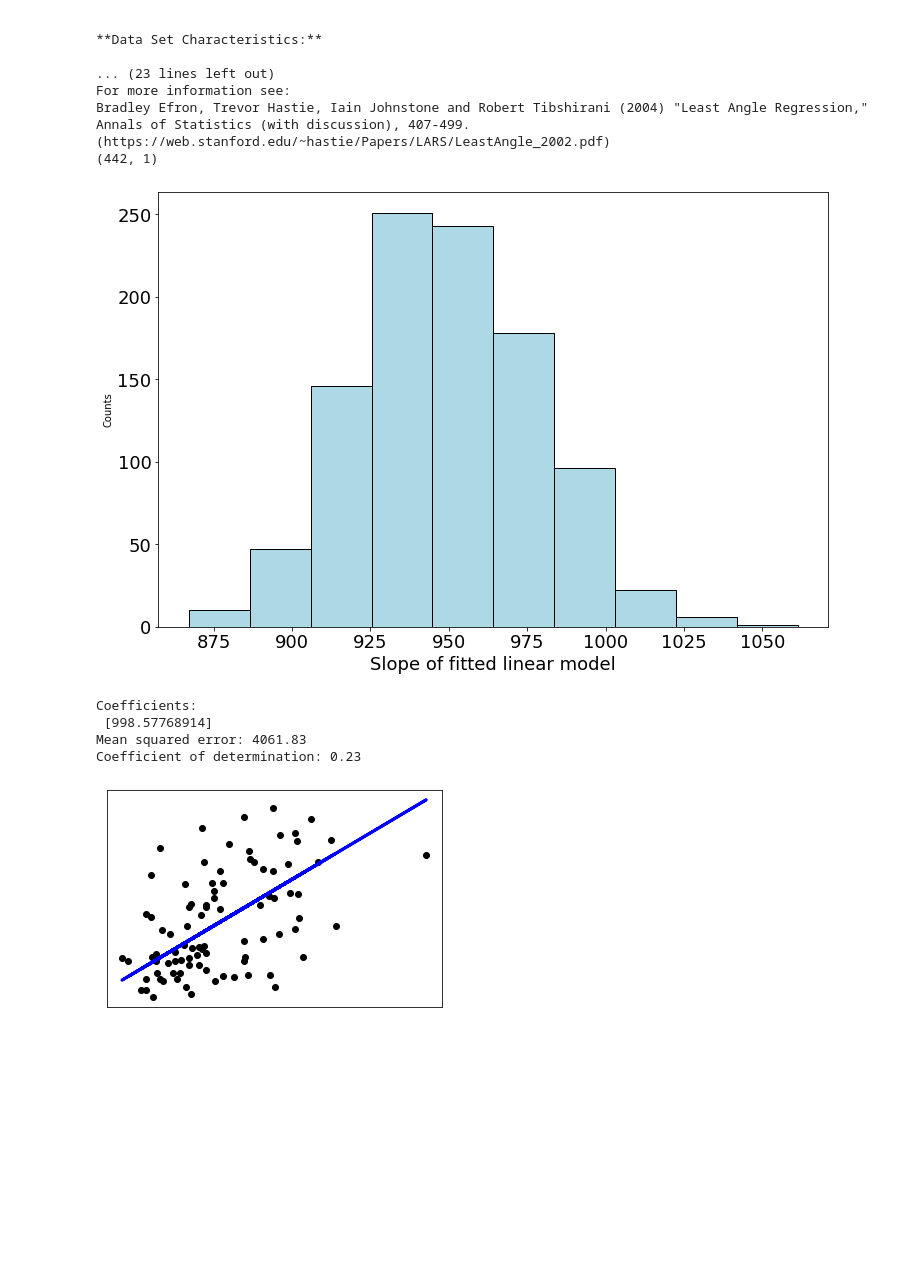
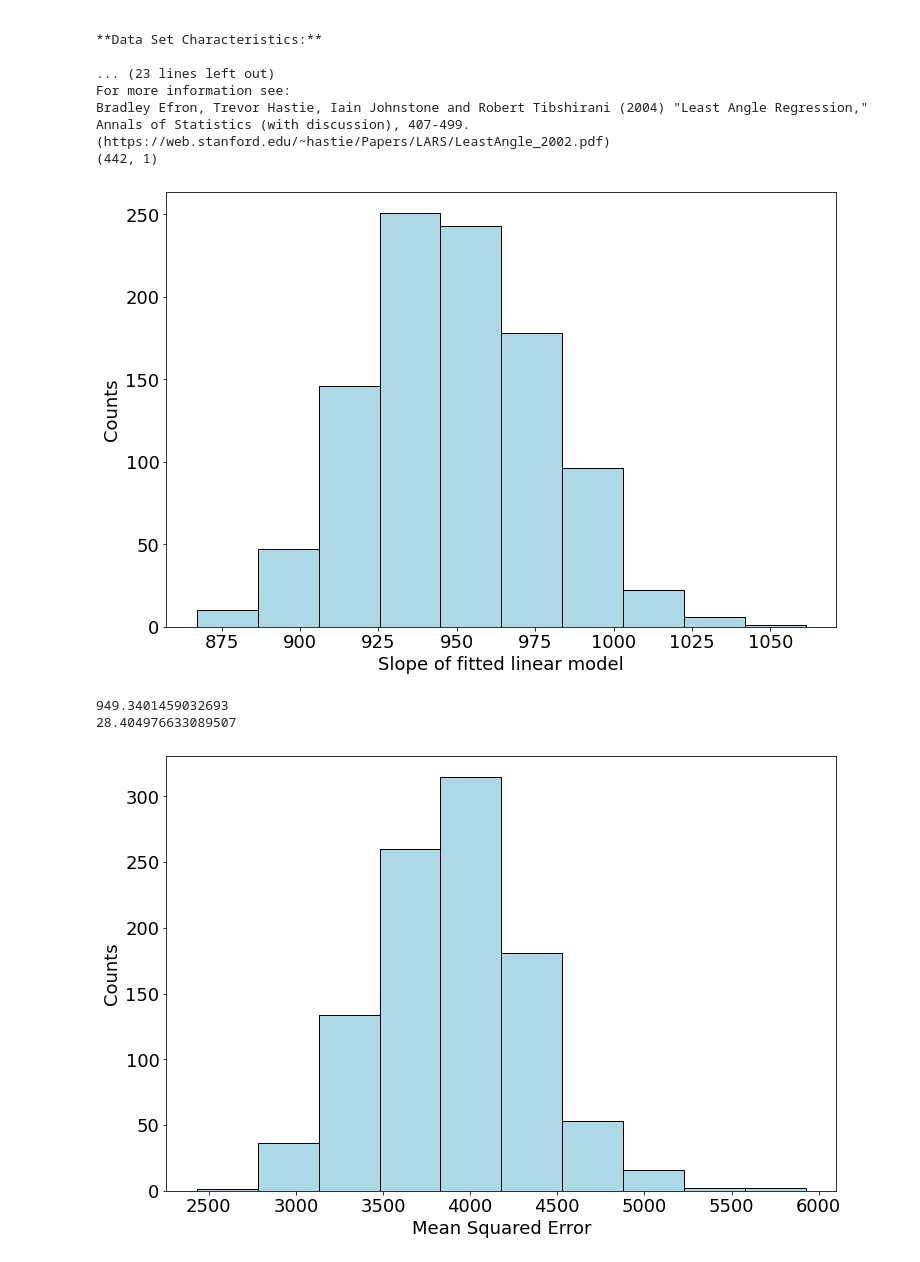
Before and after one commit to toelt-llc/MSCA-ITN-PARENT, a Jupyter notebook: DETERMINED2022/Introduction to model validation and unbalanced datasets/Metrics_Distributions_due_to_Datasetsplit.ipynb, the cells around one changed output. Drawn from its saved outputs; the diff is of its cells as text; code cells hidden in the pictures; blank space fills up the shorter version.

```diff
--- a/DETERMINED2022/Introduction to model validation and unbalanced datasets/Metrics_Distributions_due_to_Datasetsplit.ipynb
+++ b/DETERMINED2022/Introduction to model validation and unbalanced datasets/Metrics_Distributions_due_to_Datasetsplit.ipynb
@@ -35,6 +41,7 @@ Bradley Efron, Trevor Hastie, Iain Johnstone and Robert Tibshirani (2004) "Least
 (442, 1)
 # %%
 coefficients = []
+mse = []
 
 for i in range(1000):
 
@@ -50,36 +57,32 @@ for i in range(1000):
     diabetes_y_pred = regr.predict(diabetes_X_test)
 
     coefficients.append(float(regr.coef_))
+    mse.append(mean_squared_error(diabetes_y_test, diabetes_y_pred))
 # %%
 #plt.hist(coefficients, bins = 20)
 fig = plt.figure(figsize= (12,8))
 plt.hist(coefficients, bins=10, color = 'lightblue',edgecolor='black')
 plt.xticks(fontsize = 18)
 plt.yticks(fontsize = 18)
-plt.ylabel('Counts')
+plt.ylabel('Counts', fontsize = 18)
 plt.xlabel('Slope of fitted linear model', fontsize = 18)
 plt.show()
 # %% [output]
-[figure, old version]
+[figure, new version]
+# %%
+print(np.mean(coefficients))
+print(np.std(coefficients))
+# %% [output]
+949.3401459032693
+28.404976633089507
 # %%
-# The coefficients
-print("Coefficients: \n", regr.coef_)
-# The mean squared error
-print("Mean squared error: %.2f" % mean_squared_error(diabetes_y_test, diabetes_y_pred))
-# The coefficient of determination: 1 is perfect prediction
-print("Coefficient of determination: %.2f" % r2_score(diabetes_y_test, diabetes_y_pred))
-
-# Plot outputs
-plt.scatter(diabetes_X_test, diabetes_y_test, color="black")
-plt.plot(diabetes_X_test, diabetes_y_pred, color="blue", linewidth=3)
-
-plt.xticks(())
-plt.yticks(())
-
+#plt.hist(coefficients, bins = 20)
+fig = plt.figure(figsize= (12,8))
+plt.hist(mse, bins=10, color = 'lightblue',edgecolor='black')
+plt.xticks(fontsize = 18)
+plt.yticks(fontsize = 18)
+plt.ylabel('Counts', fontsize = 18)
+plt.xlabel('Mean Squared Error', fontsize = 18)
 plt.show()
 # %% [output]
-Coefficients:
- [998.57768914]
-Mean squared error: 4061.83
-Coefficient of determination: 0.23
-[figure, old version]
+[figure, new version]
```
Also changed, not shown: parts of 2 cells of this notebook, 1 other file.
